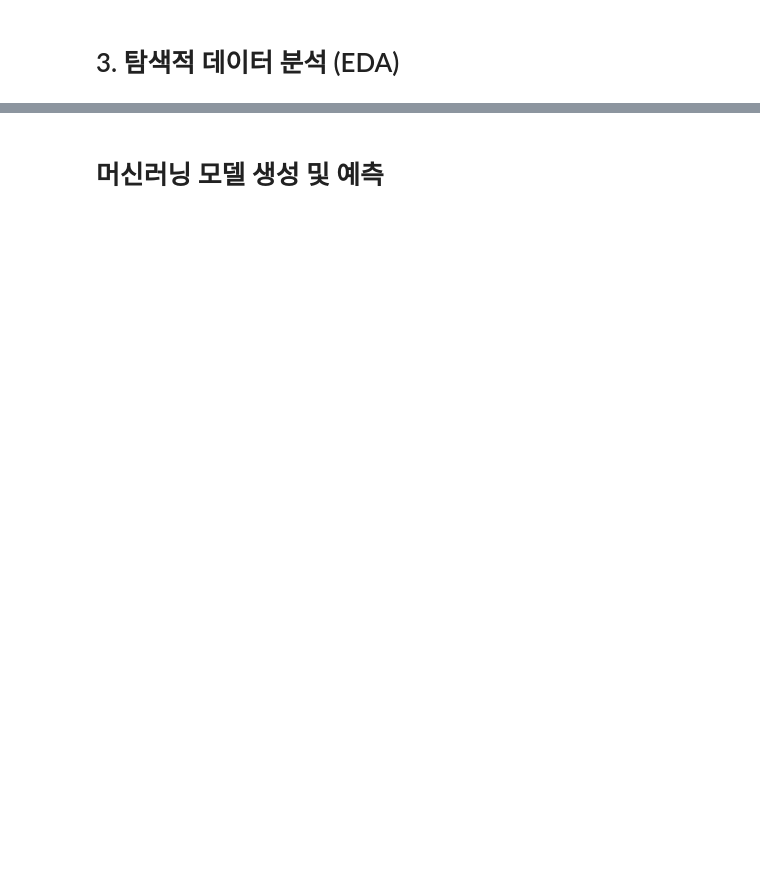
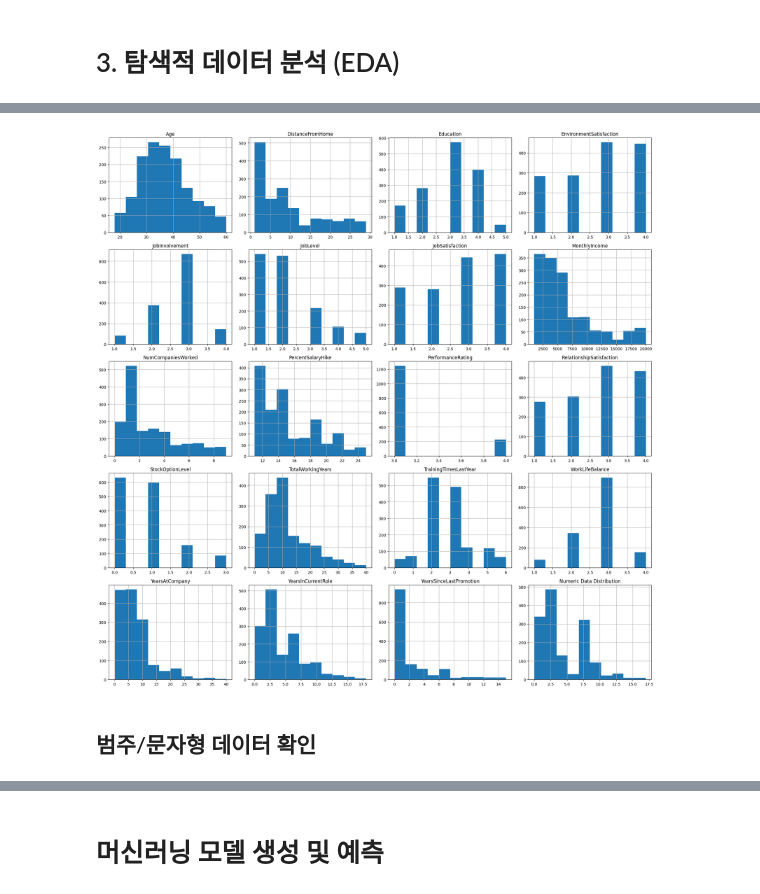
Before and after one commit to selina7704/AWS_Spark, a Jupyter notebook: Spark_project.ipynb, the cells around one changed output, grey strips where cells are left out. Cells and saved outputs as stored; diff of their text form; code cells hidden in the pictures; blank space fills up the shorter version.

```diff
--- a/Spark_project.ipynb
+++ b/Spark_project.ipynb
@@ -242,6 +185,4 @@ df.groupBy(df.columns).count().filter(col("count") > 1).show()
 # %%
-# 불필요한 컬럼 제거 (하나의 값만 존재)
-# EmployeeNumber, EmployeeCount, Over18, StandardHours
-df = df.drop("EmployeeNumber","EmployeeCount", "Over18", "StandardHours")
+df = df.drop("EmployeeNumber","EmployeeCount", "Over18", "StandardHours", "DailyRate", "HourlyRate", "MonthlyRate")
 df.show(5)
 # %% [output]
@@ -344,0 +236,12 @@ df.groupBy("Gender","Attrition").count().show()
+# %%
+# 시각화
+df_pandas = df.toPandas()
+
+df_pandas.hist(figsize=(20,20))
+plt.title("Numeric Data Distribution")
+plt.tight_layout()
+plt.show()
+# %% [output]
+[figure, added]
+# %% [markdown]
+## 범주/문자형 데이터 확인
```
Also changed, not shown: parts of 56 cells of this notebook.
